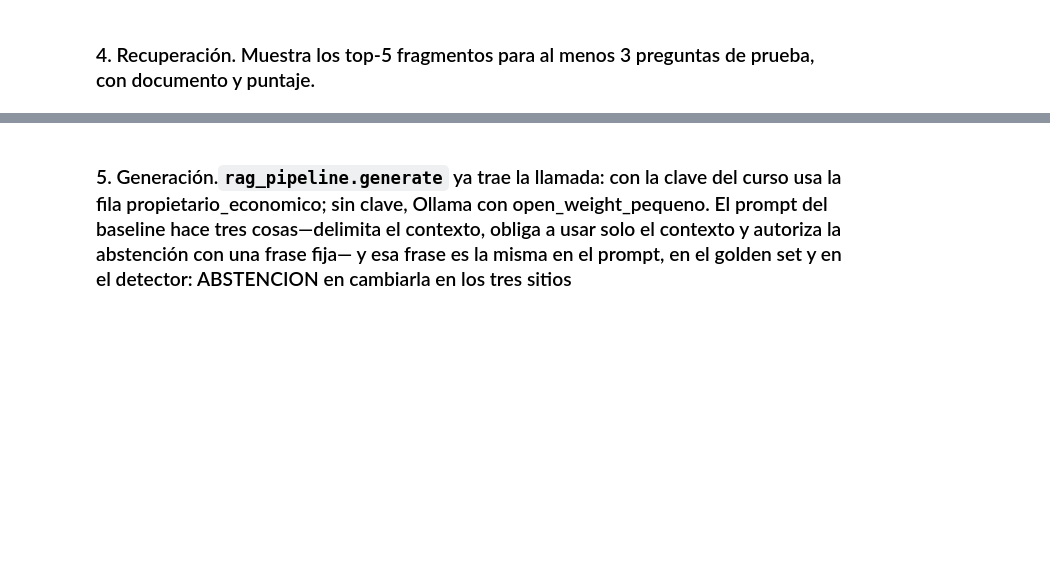
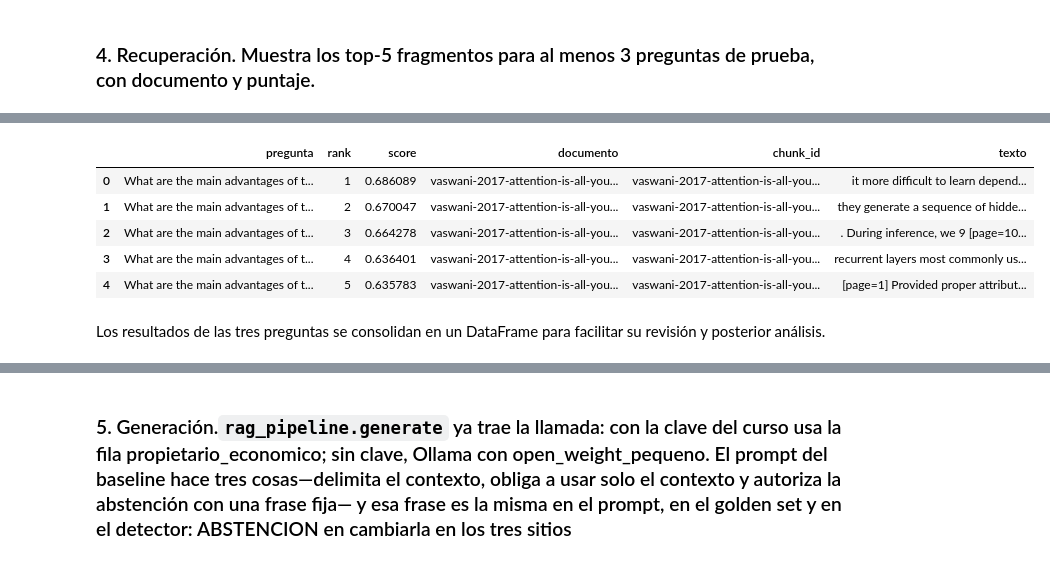
Before and after one commit to akroasis0301/taller-02-rag-alvarez-ballesteros-ludena, a Jupyter notebook: notebooks/1. Parte1.ipynb, the cells around one changed output, grey strips where cells are left out. Saved outputs shown, nothing was run; the diff lists cells and outputs as text; code cells hidden in the pictures; blank space fills up the shorter version.

```diff
--- a/notebooks/1. Parte1.ipynb
+++ b/notebooks/1. Parte1.ipynb
@@ -259,3 +409,14 @@ display(df_retrieval)
+# %%
+df_retrieval.head()
+# %% [output]
+|  | pregunta | rank | score | documento | chunk_id | texto |
+| 0 | What are the main advantages of t... | 1 | 0.686089 | vaswani-2017-attention-is-all-you... | vaswani-2017-attention-is-all-you... | it more difficult to learn depend... |
+| 1 | What are the main advantages of t... | 2 | 0.670047 | vaswani-2017-attention-is-all-you... | vaswani-2017-attention-is-all-you... | they generate a sequence of hidde... |
+| 2 | What are the main advantages of t... | 3 | 0.664278 | vaswani-2017-attention-is-all-you... | vaswani-2017-attention-is-all-you... | . During inference, we 9 [page=10... |
+| 3 | What are the main advantages of t... | 4 | 0.636401 | vaswani-2017-attention-is-all-you... | vaswani-2017-attention-is-all-you... | recurrent layers most commonly us... |
+| 4 | What are the main advantages of t... | 5 | 0.635783 | vaswani-2017-attention-is-all-you... | vaswani-2017-attention-is-all-you... | [page=1] Provided proper attribut... |
+# %% [markdown]
+Los resultados de las tres preguntas se consolidan en un DataFrame para facilitar su revisión y posterior análisis.
 # %%
 archivo_retrieval = carpeta_resultados / "numeral4_retrieval_top5.csv"
 
```
Also changed, not shown: parts of 49 cells of this notebook, 3 other files.
